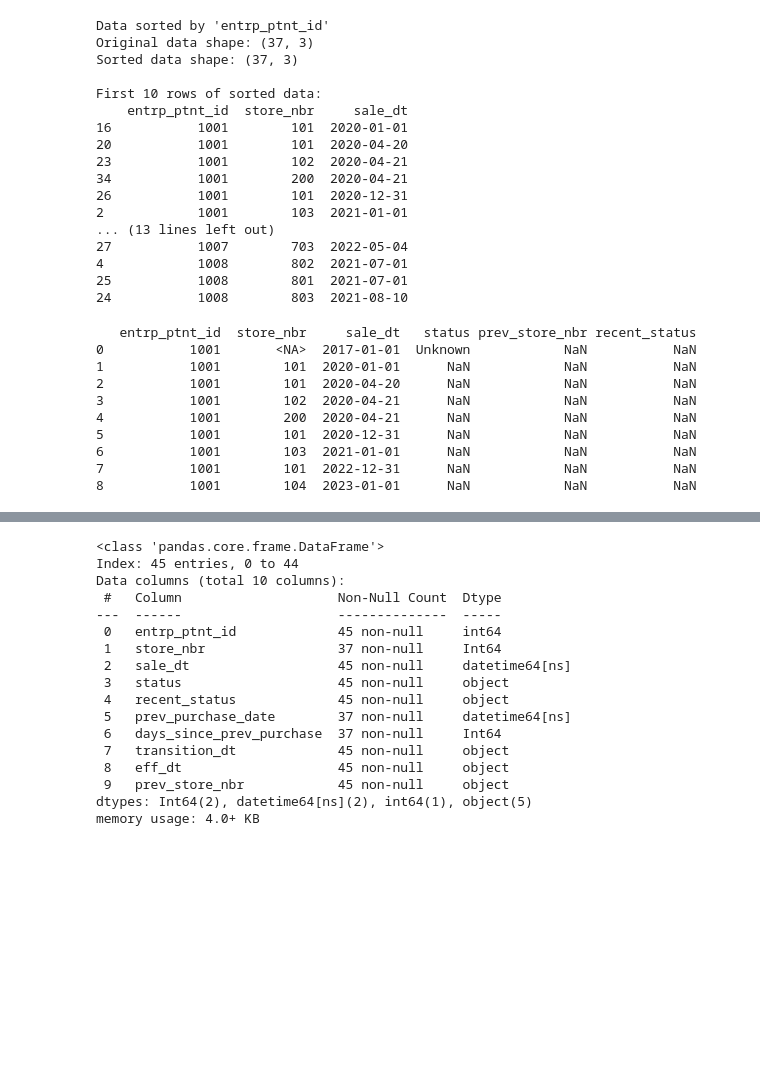
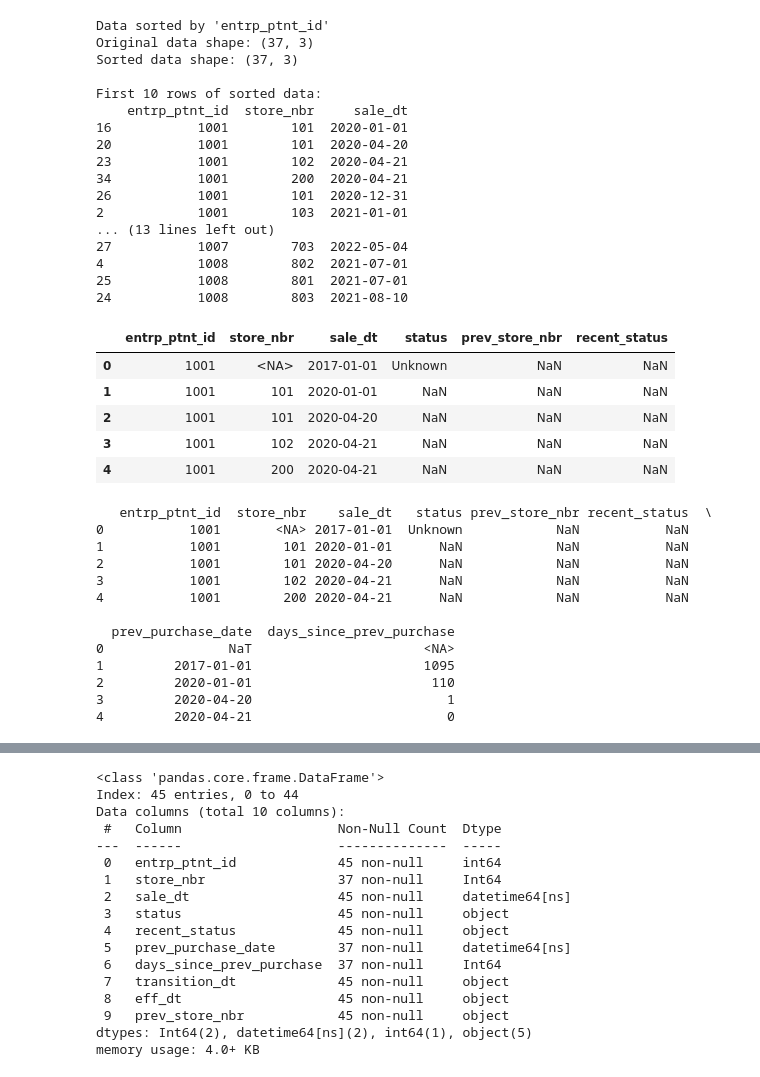
Before and after one commit to vicky0718/re_greco, a Jupyter notebook: notebooks/greco2.ipynb, the cells around one changed output, grey strips where cells are left out. Drawn from its saved outputs; the diff is of its cells as text; code cells hidden in the pictures; blank space fills up the shorter version.

```diff
--- a/notebooks/greco2.ipynb
+++ b/notebooks/greco2.ipynb
@@ -56,36 +56,44 @@ First 10 rows of sorted data:
 first_sales = op_df.groupby('entrp_ptnt_id', as_index=False)['sale_dt'].min()
 first_sales['sale_dt'] = pd.to_datetime(first_sales['sale_dt'])  # normalize to datetime
 
 # build new_rows: sale_dt = 3 years prior to the first sale
 new_rows = first_sales.rename(columns={'sale_dt': 'orig_first_sale'})
 new_rows['sale_dt'] = new_rows['orig_first_sale'] - pd.DateOffset(years=3)
 new_rows = new_rows.drop(columns=['orig_first_sale'])
 
 # Reindex to have the same columns as op_df (this will create missing cols with NaN)
 new_rows = new_rows.reindex(columns=op_df.columns)
 
 # Ensure sale_dt dtype matches op_df['sale_dt'] dtype
 if pd.api.types.is_datetime64_any_dtype(op_df['sale_dt']):
     new_rows['sale_dt'] = pd.to_datetime(new_rows['sale_dt'])
 else:
     # if op_df.sale_dt is plain date objects, keep date
     new_rows['sale_dt'] = pd.to_datetime(new_rows['sale_dt']).dt.date
 
 # set required columns to defaults:
 # - status = 'Unknown'
 # - prev_store_nbr and recent_status should be NULL (pd.NA) per spec (prev_store_nbr = NULL before first purchase)
 new_rows['status'] = 'Unknown'
 new_rows['prev_store_nbr'] = pd.NA
 new_rows['recent_status'] = pd.NA
 
 # Concatenate and re-sort so the new rows come before the first actual sale
 op_df = pd.concat([op_df, new_rows], ignore_index=True, sort=False)
 op_df = op_df.sort_values(['entrp_ptnt_id', 'sale_dt']).reset_index(drop=True)
 
 op_df['store_nbr'] = pd.to_numeric(op_df['store_nbr'], errors='coerce').astype('Int64')
+op_df.head()
+# %% [output]
+|  | entrp_ptnt_id | store_nbr | sale_dt | status | prev_store_nbr | recent_status |
+| 0 | 1001 | <NA> | 2017-01-01 | Unknown | NaN | NaN |
+| 1 | 1001 | 101 | 2020-01-01 | NaN | NaN | NaN |
+| 2 | 1001 | 101 | 2020-04-20 | NaN | NaN | NaN |
+| 3 | 1001 | 102 | 2020-04-21 | NaN | NaN | NaN |
+| 4 | 1001 | 200 | 2020-04-21 | NaN | NaN | NaN |
 # %%
 #retrieve data of specific patient
-print(op_df[op_df['entrp_ptnt_id'] == 1001])
+#print(op_df[op_df['entrp_ptnt_id'] == 1001])
 
 op_df['sale_dt'] = pd.to_datetime(op_df['sale_dt'])
 
@@ -98,18 +106,21 @@ op_df['prev_purchase_date'] = op_df.groupby('entrp_ptnt_id')['sale_dt'].shift(1)
 op_df['days_since_prev_purchase'] = (op_df['sale_dt'] - op_df['prev_purchase_date']).dt.days.astype('Int64')
 
 print()
-#print(op_df.head())
+print(op_df.head())
 # %% [output]
-   entrp_ptnt_id  store_nbr     sale_dt   status prev_store_nbr recent_status
-0           1001       <NA>  2017-01-01  Unknown            NaN           NaN
-1           1001        101  2020-01-01      NaN            NaN           NaN
-2           1001        101  2020-04-20      NaN            NaN           NaN
-3           1001        102  2020-04-21      NaN            NaN           NaN
-4           1001        200  2020-04-21      NaN            NaN           NaN
-5           1001        101  2020-12-31      NaN            NaN           NaN
-6           1001        103  2021-01-01      NaN            NaN           NaN
-7           1001        101  2022-12-31      NaN            NaN           NaN
-8           1001        104  2023-01-01      NaN            NaN           NaN
+   entrp_ptnt_id  store_nbr    sale_dt   status prev_store_nbr recent_status  \
+0           1001       <NA> 2017-01-01  Unknown            NaN           NaN
+1           1001        101 2020-01-01      NaN            NaN           NaN
+2           1001        101 2020-04-20      NaN            NaN           NaN
+3           1001        102 2020-04-21      NaN            NaN           NaN
+4           1001        200 2020-04-21      NaN            NaN           NaN
+
+  prev_purchase_date  days_since_prev_purchase
+0                NaT                      <NA>
+1         2017-01-01                      1095
+2         2020-01-01                       110
+3         2020-04-20                         1
+4         2020-04-21                         0
 # %%
 def assign_status(days):
     if pd.isna(days):
```
Also changed, not shown: parts of 5 cells of this notebook, 9 other files.
